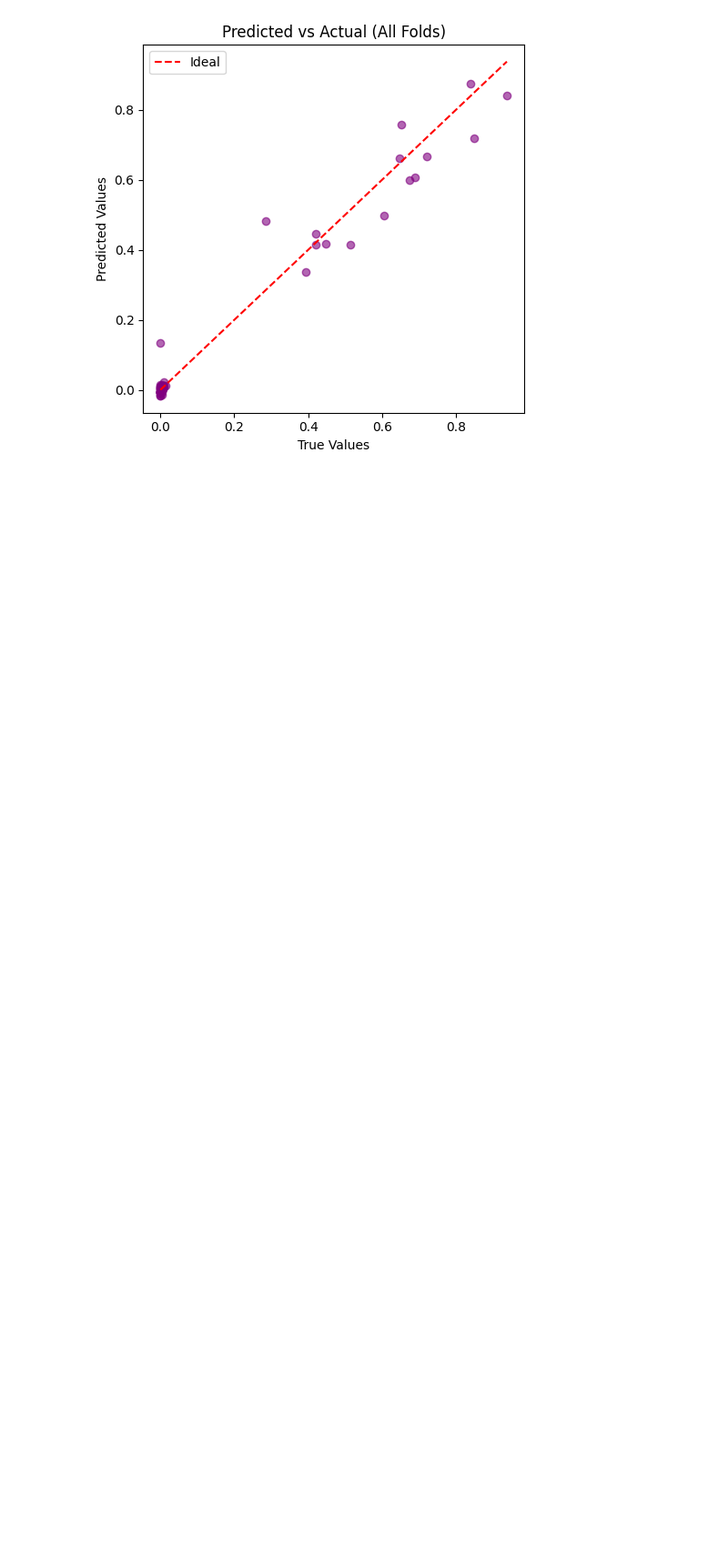
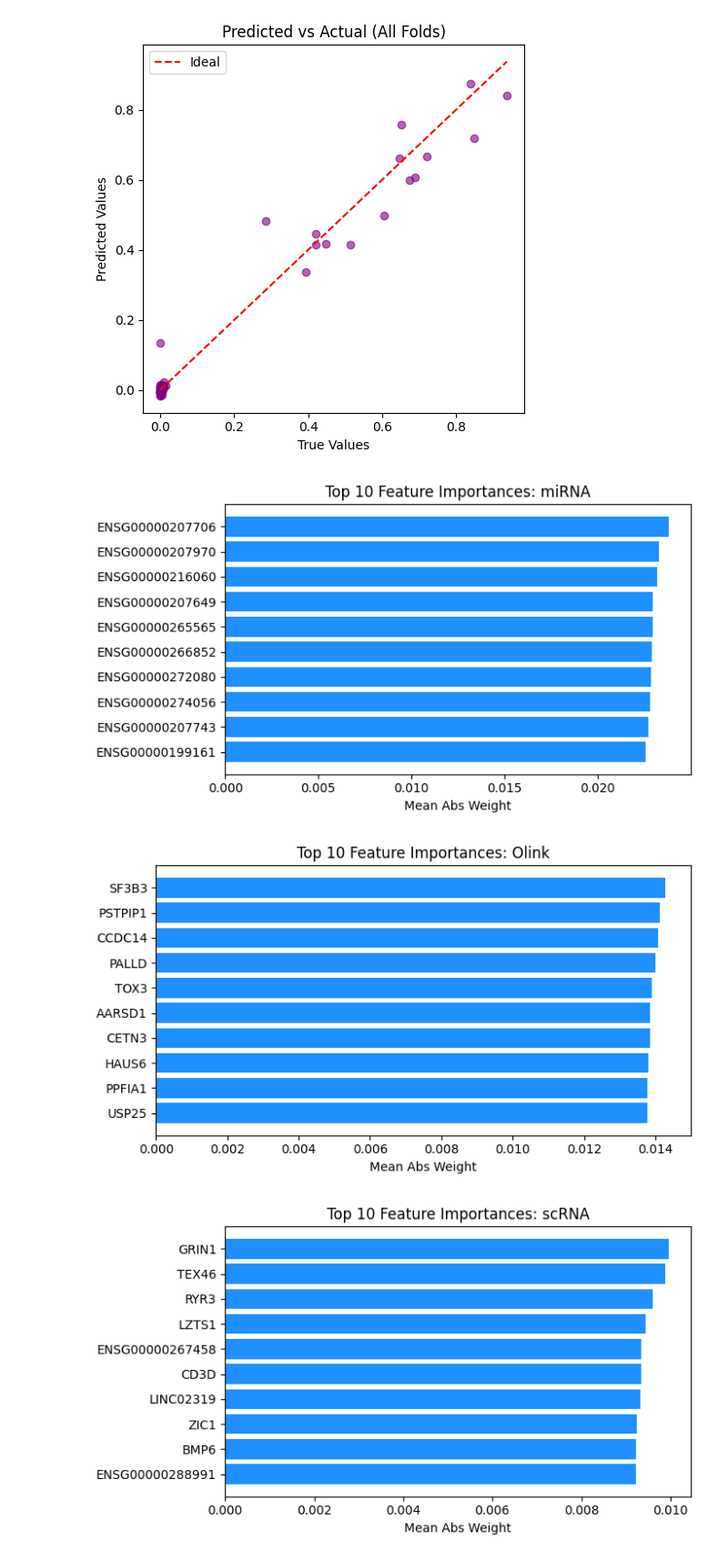
Before and after one commit to cgtc/multiomics_integration_publication, a Jupyter notebook: notebooks/mlp_regressor_with_missing_data.ipynb, the cells around one changed output. Shown at 91% size. Cells and saved outputs as stored; diff of their text form; code cells hidden in the pictures; blank space fills up the shorter version.

Commit message:
adding feature importances

```diff
--- a/notebooks/mlp_regressor_with_missing_data.ipynb
+++ b/notebooks/mlp_regressor_with_missing_data.ipynb
@@ -212,3 +212,31 @@ plt.tight_layout()
 plt.show()
 # %% [output]
 [figure]
+# %%
+def plot_top_feature_importances(model, modality_names, modality_dfs, top_n=10):
+    """
+    Plots the top N feature importances for each modality branch in the MultiBranchMLP,
+    using actual feature names.
+    """
+    for i, (branch, name, df) in enumerate(zip(model.branches, modality_names, modality_dfs)):
+        linear = branch.net[0]
+        n_features = linear.in_features // 2
+        feature_weights = linear.weight[:, :n_features].detach().cpu().abs().mean(dim=0).numpy()
+        top_idx = np.argsort(feature_weights)[-top_n:][::-1]
+        feature_labels = np.array(df.columns)[top_idx]
+        plt.figure(figsize=(7, 4))
+        plt.barh(range(top_n), feature_weights[top_idx][::-1], color='dodgerblue')
+        plt.yticks(range(top_n), feature_labels[::-1])
+        plt.xlabel('Mean Abs Weight')
+        plt.title(f'Top {top_n} Feature Importances: {name}')
+        plt.tight_layout()
+        plt.show()
+
+# Example usage after training the last fold's model:
+modality_names = ['miRNA', 'Olink', 'scRNA', 'LCMS']
+modality_dfs = [miRNA_data, olink_data, scRNA_data, lcms_data]
+plot_top_feature_importances(model, modality_names, modality_dfs, top_n=10)
+# %% [output]
+[figure, added]
+[figure, added]
+[figure, added]
```
Also changed, not shown: parts of 1 cell of this notebook.
